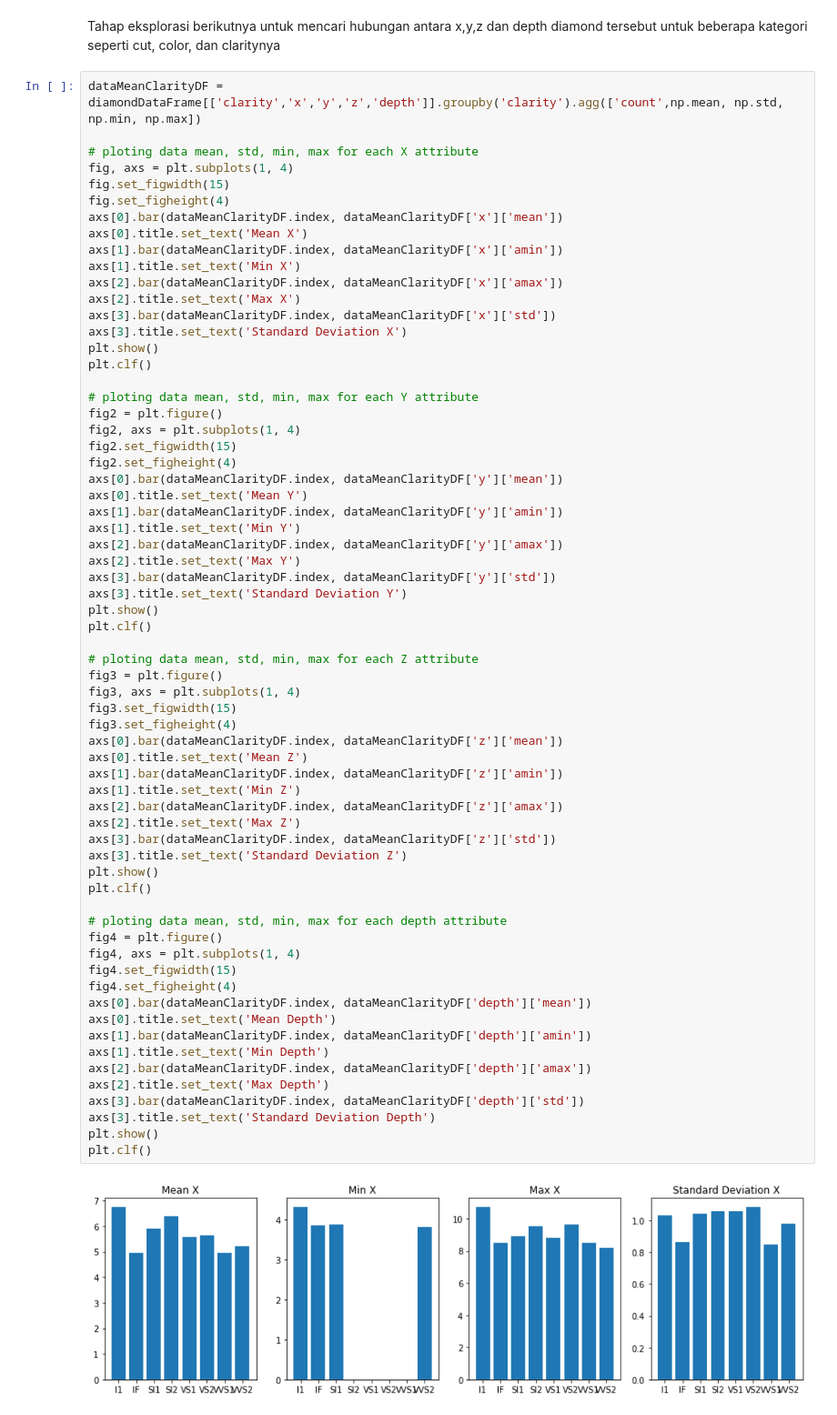
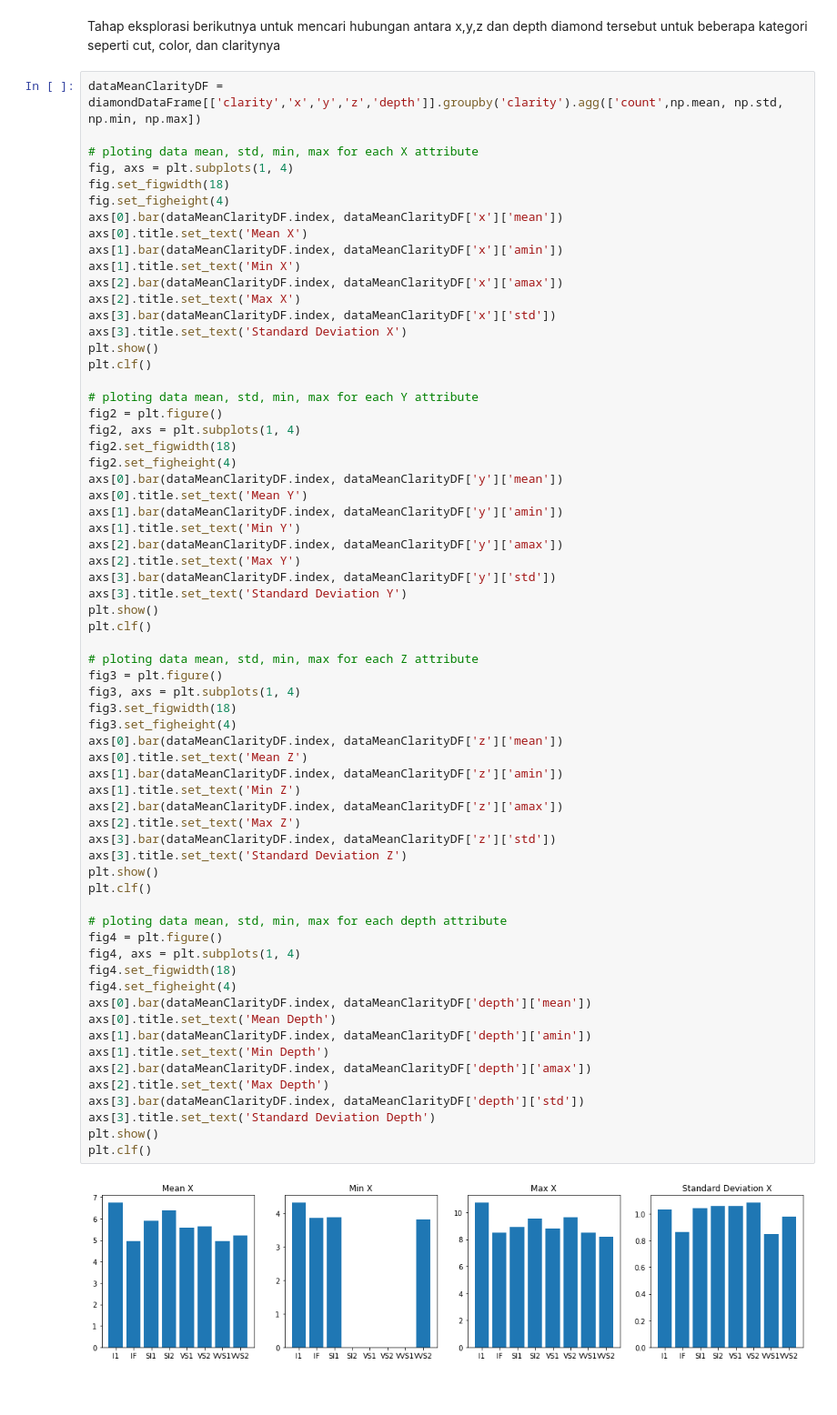
Before and after one commit to michaelmanurung/Numerical-Method-Project, a Jupyter notebook: Diamond_data_exploration.ipynb, the cells around one changed output. Shown: that part at 91% size. Drawn from its saved outputs; the diff is of its cells as text; blank space fills up the shorter version.

```diff
--- a/Diamond_data_exploration.ipynb
+++ b/Diamond_data_exploration.ipynb
@@ -181,7 +181,7 @@ dataMeanClarityDF = diamondDataFrame[['clarity','x','y','z','depth']].groupby('c
 
 # ploting data mean, std, min, max for each X attribute
 fig, axs = plt.subplots(1, 4)
-fig.set_figwidth(15)
+fig.set_figwidth(18)
 fig.set_figheight(4)
 axs[0].bar(dataMeanClarityDF.index, dataMeanClarityDF['x']['mean'])
 axs[0].title.set_text('Mean X')
@@ -197,7 +197,7 @@ plt.clf()
 # ploting data mean, std, min, max for each Y attribute
 fig2 = plt.figure()
 fig2, axs = plt.subplots(1, 4)
-fig2.set_figwidth(15)
+fig2.set_figwidth(18)
 fig2.set_figheight(4)
 axs[0].bar(dataMeanClarityDF.index, dataMeanClarityDF['y']['mean'])
 axs[0].title.set_text('Mean Y')
@@ -213,35 +213,35 @@ plt.clf()
 # ploting data mean, std, min, max for each Z attribute
 fig3 = plt.figure()
 fig3, axs = plt.subplots(1, 4)
-fig3.set_figwidth(15)
+fig3.set_figwidth(18)
 fig3.set_figheight(4)
 axs[0].bar(dataMeanClarityDF.index, dataMeanClarityDF['z']['mean'])
 axs[0].title.set_text('Mean Z')
 axs[1].bar(dataMeanClarityDF.index, dataMeanClarityDF['z']['amin'])
 axs[1].title.set_text('Min Z')
 axs[2].bar(dataMeanClarityDF.index, dataMeanClarityDF['z']['amax'])
 axs[2].title.set_text('Max Z')
 axs[3].bar(dataMeanClarityDF.index, dataMeanClarityDF['z']['std'])
 axs[3].title.set_text('Standard Deviation Z')
 plt.show()
 plt.clf()
 
 # ploting data mean, std, min, max for each depth attribute
 fig4 = plt.figure()
 fig4, axs = plt.subplots(1, 4)
-fig4.set_figwidth(15)
+fig4.set_figwidth(18)
 fig4.set_figheight(4)
 axs[0].bar(dataMeanClarityDF.index, dataMeanClarityDF['depth']['mean'])
 axs[0].title.set_text('Mean Depth')
 axs[1].bar(dataMeanClarityDF.index, dataMeanClarityDF['depth']['amin'])
 axs[1].title.set_text('Min Depth')
 axs[2].bar(dataMeanClarityDF.index, dataMeanClarityDF['depth']['amax'])
 axs[2].title.set_text('Max Depth')
 axs[3].bar(dataMeanClarityDF.index, dataMeanClarityDF['depth']['std'])
 axs[3].title.set_text('Standard Deviation Depth')
 plt.show()
 plt.clf()
 # %% [output]
-[figure, old version]
+[figure, new version]
 <Figure size 432x288 with 0 Axes>
 <Figure size 432x288 with 0 Axes>
```
Also changed, not shown: parts of 9 cells of this notebook.
